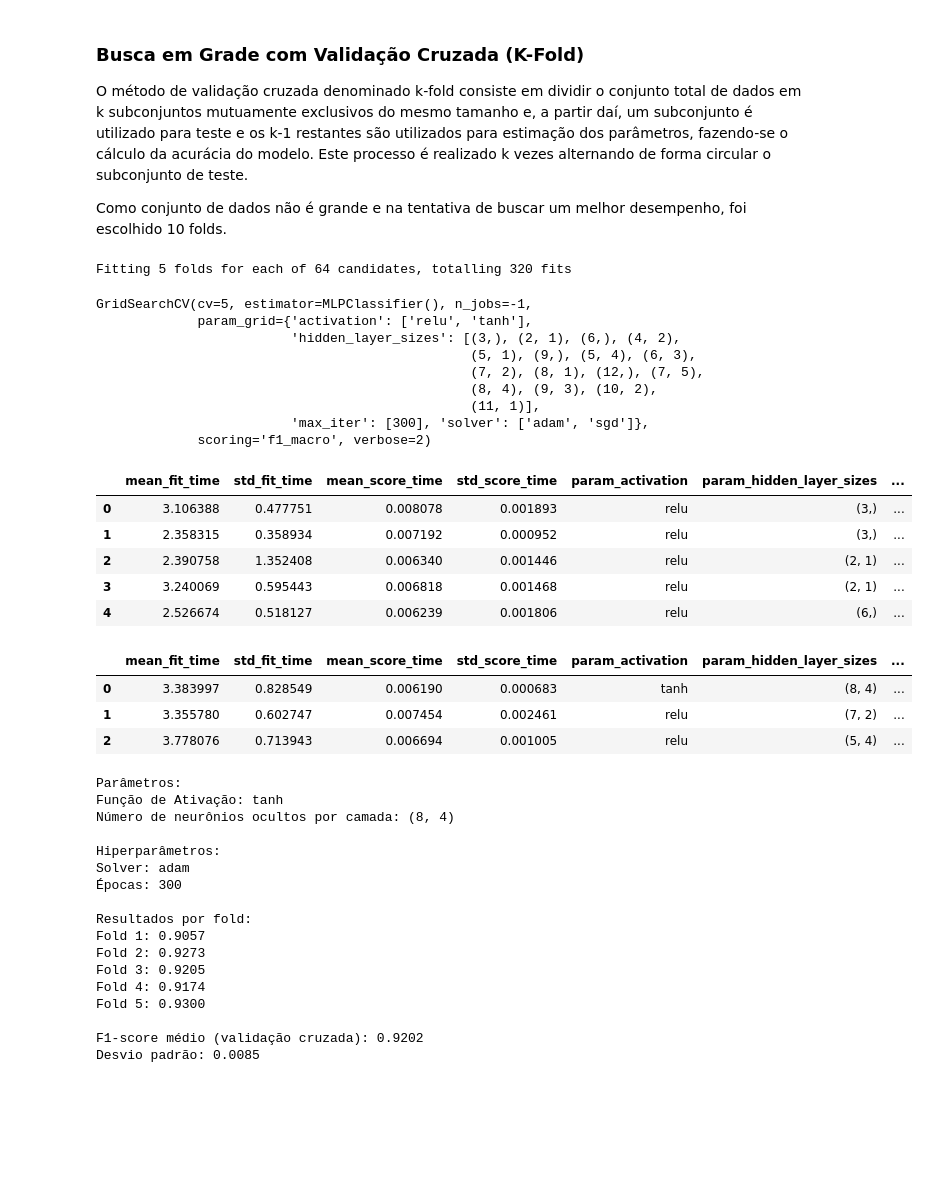
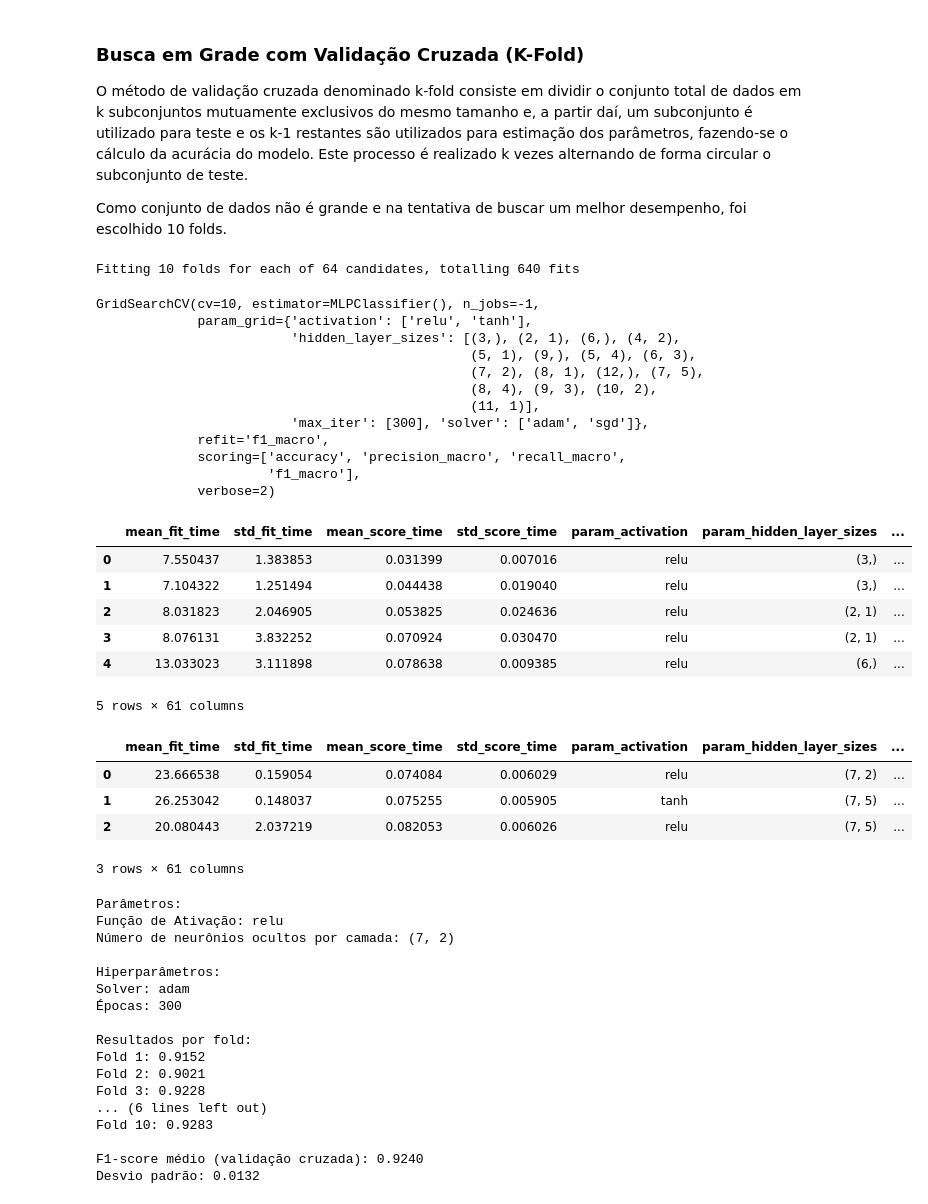
Before and after one commit to guilhermemonte31/RNA-2025.1-PP3, a Jupyter notebook: treinamento_mlp.ipynb, the cells around one changed output. Drawn from its saved outputs; the diff is of its cells as text; code cells hidden in the pictures; blank space fills up the shorter version.

Commit message:
Correção no GridSearchCV e testando os seus melhores modelos

```diff
--- a/treinamento_mlp.ipynb
+++ b/treinamento_mlp.ipynb
@@ -264,15 +264,16 @@ param_grid = {
 # Busca em Grade com 10-Fold
 grid_cv = GridSearchCV(MLPClassifier(),
                        param_grid,
-                       cv = 5,
-                       scoring = 'f1_macro',
+                       cv = 10,
+                       scoring = ['accuracy', 'precision_macro', 'recall_macro','f1_macro'],
+                       refit ='f1_macro',
                        n_jobs = -1,
                        verbose = 2)
 # %%
 grid_cv.fit(X, y)
 # %% [output]
-Fitting 5 folds for each of 64 candidates, totalling 320 fits
+Fitting 10 folds for each of 64 candidates, totalling 640 fits
-GridSearchCV(cv=5, estimator=MLPClassifier(), n_jobs=-1,
+GridSearchCV(cv=10, estimator=MLPClassifier(), n_jobs=-1,
              param_grid={'activation': ['relu', 'tanh'],
                          'hidden_layer_sizes': [(3,), (2, 1), (6,), (4, 2),
                                                 (5, 1), (9,), (5, 4), (6, 3),
@@ -280,27 +281,32 @@ GridSearchCV(cv=5, estimator=MLPClassifier(), n_jobs=-1,
                                                 (8, 4), (9, 3), (10, 2),
                                                 (11, 1)],
                          'max_iter': [300], 'solver': ['adam', 'sgd']},
-             scoring='f1_macro', verbose=2)
+             refit='f1_macro',
+             scoring=['accuracy', 'precision_macro', 'recall_macro',
+                      'f1_macro'],
+             verbose=2)
 # %%
 results = pd.DataFrame(grid_cv.cv_results_)
 results.head(5)
 # %% [output]
 |  | mean_fit_time | std_fit_time | mean_score_time | std_score_time | param_activation | param_hidden_layer_sizes | ... |
-| 0 | 3.106388 | 0.477751 | 0.008078 | 0.001893 | relu | (3,) | ... |
-| 1 | 2.358315 | 0.358934 | 0.007192 | 0.000952 | relu | (3,) | ... |
-| 2 | 2.390758 | 1.352408 | 0.006340 | 0.001446 | relu | (2, 1) | ... |
-| 3 | 3.240069 | 0.595443 | 0.006818 | 0.001468 | relu | (2, 1) | ... |
-| 4 | 2.526674 | 0.518127 | 0.006239 | 0.001806 | relu | (6,) | ... |
+| 0 | 7.550437 | 1.383853 | 0.031399 | 0.007016 | relu | (3,) | ... |
+| 1 | 7.104322 | 1.251494 | 0.044438 | 0.019040 | relu | (3,) | ... |
+| 2 | 8.031823 | 2.046905 | 0.053825 | 0.024636 | relu | (2, 1) | ... |
+| 3 | 8.076131 | 3.832252 | 0.070924 | 0.030470 | relu | (2, 1) | ... |
+| 4 | 13.033023 | 3.111898 | 0.078638 | 0.009385 | relu | (6,) | ... |
+5 rows × 61 columns
 # %%
 # Pegando os top 3
-top3_idx = np.argsort(results['rank_test_score'])[:3]
+top3_idx = np.argsort(results['rank_test_f1_macro'])[:3]
 top3_cv = results.loc[top3_idx].reset_index(drop=True)
 top3_cv
 # %% [output]
 |  | mean_fit_time | std_fit_time | mean_score_time | std_score_time | param_activation | param_hidden_layer_sizes | ... |
-| 0 | 3.383997 | 0.828549 | 0.006190 | 0.000683 | tanh | (8, 4) | ... |
-| 1 | 3.355780 | 0.602747 | 0.007454 | 0.002461 | relu | (7, 2) | ... |
-| 2 | 3.778076 | 0.713943 | 0.006694 | 0.001005 | relu | (5, 4) | ... |
+| 0 | 23.666538 | 0.159054 | 0.074084 | 0.006029 | relu | (7, 2) | ... |
+| 1 | 26.253042 | 0.148037 | 0.075255 | 0.005905 | tanh | (7, 5) | ... |
+| 2 | 20.080443 | 2.037219 | 0.082053 | 0.006026 | relu | (7, 5) | ... |
+3 rows × 61 columns
 # %%
 # Resultados dos melhor solução
 best_solution_idx = grid_cv.best_index_
@@ -313,28 +319,28 @@ print("Solver: " + results['param_solver'][best_solution_idx])
 print("Épocas: " + str(results['param_max_iter'][best_solution_idx]))
 
 print("\nResultados por fold:")
-for i in range(5):
-    fold_score = results[f'split{i}_test_score'][best_solution_idx]
+for i in range(10):
+    fold_score = results[f'split{i}_test_f1_macro'][best_solution_idx]
     print(f"Fold {i+1}: {fold_score:.4f}")
 
-print(f"\nF1-score médio (validação cruzada): {results['mean_test_score'][best_solution_idx]:.4f}")
-print(f"Desvio padrão: {results['std_test_score'][best_solution_idx]:.4f}")
+print(f"\nF1-score médio (validação cruzada): {results['mean_test_f1_macro'][best_solution_idx]:.4f}")
+print(f"Desvio padrão: {results['std_test_f1_macro'][best_solution_idx]:.4f}")
 # %% [output]
 Parâmetros:
-Função de Ativação: tanh
-Número de neurônios ocultos por camada: (8, 4)
+Função de Ativação: relu
+Número de neurônios ocultos por camada: (7, 2)
 
 Hiperparâmetros:
 Solver: adam
 Épocas: 300
 
 Resultados por fold:
-Fold 1: 0.9057
-Fold 2: 0.9273
-Fold 3: 0.9205
-Fold 4: 0.9174
-Fold 5: 0.9300
+Fold 1: 0.9152
+Fold 2: 0.9021
+Fold 3: 0.9228
+... (6 lines left out)
+Fold 10: 0.9283
 
-F1-score médio (validação cruzada): 0.9202
-Desvio padrão: 0.0085
+F1-score médio (validação cruzada): 0.9240
+Desvio padrão: 0.0132
 # %%
```
Also changed, not shown: parts of 3 cells of this notebook.
